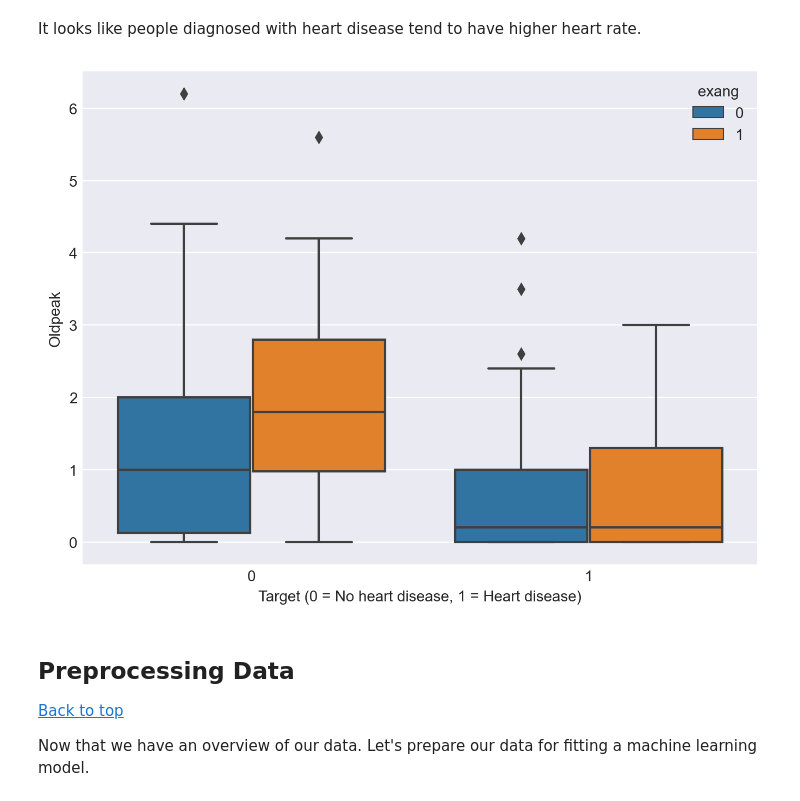
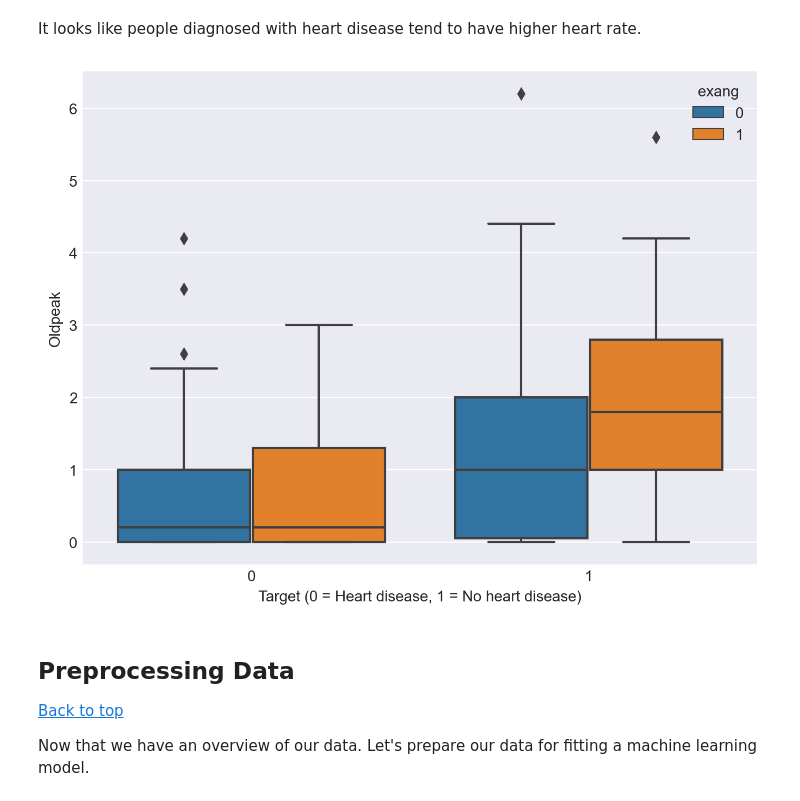
Before and after one commit to Chau-Ngoc/heart_disease_classification_with_gui, a Jupyter notebook: heart_disease_classification.ipynb, the cells around one changed output. Drawn from its saved outputs; the diff is of its cells as text; code cells hidden in the pictures.

```diff
--- a/heart_disease_classification.ipynb
+++ b/heart_disease_classification.ipynb
@@ -64,6 +64,6 @@ plt.style.use('seaborn-darkgrid')
 sns.set_style('darkgrid')
 pio.renderers.default = 'notebook_connected'
 # %%
-df_heart_disease = pd.read_csv('./data/heart-disease.csv')
+df_heart_disease = pd.read_csv('./data/heart_disease_correct_cleveland.csv')
 df_heart_disease.shape
 # %% [output]
@@ -261,12 +261,12 @@ It looks like people diagnosed with heart disease tend to have higher heart rate
 # %%
 plt.figure(figsize=(8, 6), dpi=200)
 sns.boxplot(data=df_heart_disease, x='target', y='oldpeak', hue='exang')
 
 plt.ylabel('Oldpeak')
-plt.xlabel('Target (0 = No heart disease, 1 = Heart disease)')
+plt.xlabel('Target (0 = Heart disease, 1 = No heart disease)')
 plt.show()
 # %% [output]
-[figure, old version]
+[figure, new version]
 # %% [markdown]
 ## Preprocessing Data <a id='preprocess-data'></a>
 [Back to top](#top)
```
Also changed, not shown: parts of 37 cells of this notebook, 3 other files.
